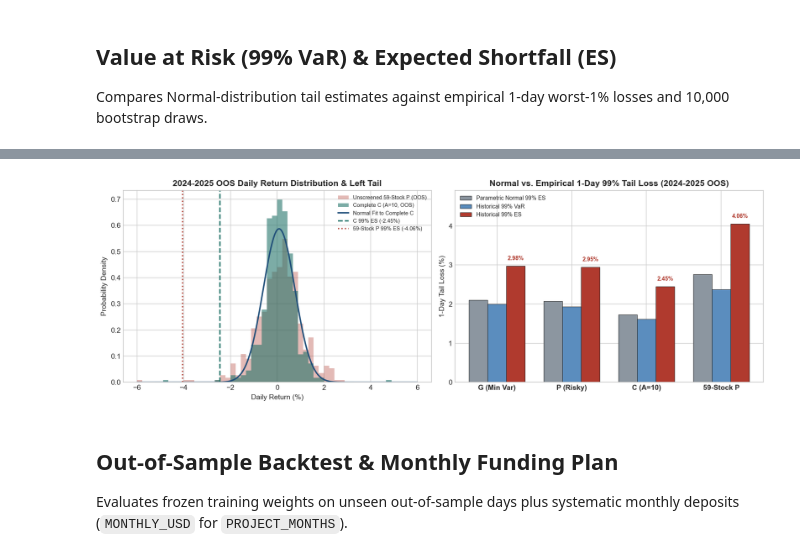
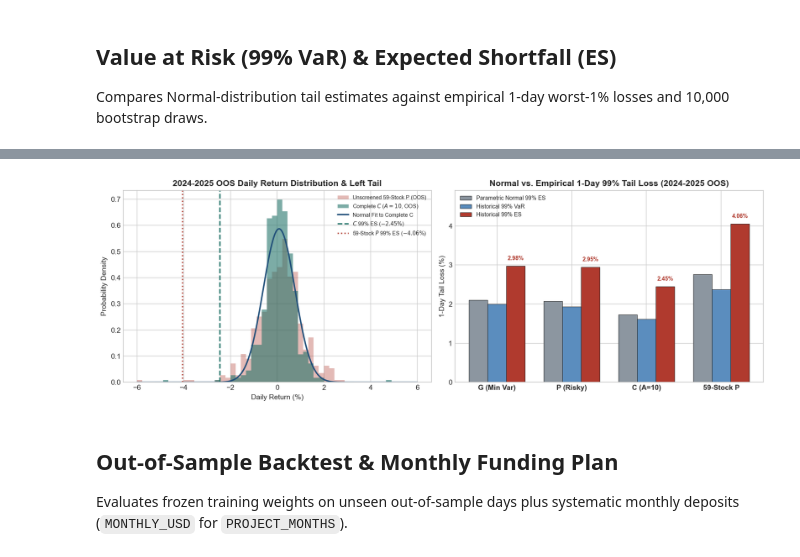
Before and after one commit to faglyramschie7/Markowitz-Efficient-Portfolio, a Jupyter notebook: risk_and_backtest/tail_risk_and_oos_backtest.ipynb, the cells around one changed output, grey strips where cells are left out. Drawn from its saved outputs; the diff is of its cells as text; code cells hidden in the pictures.

```diff
--- a/risk_and_backtest/tail_risk_and_oos_backtest.ipynb
+++ b/risk_and_backtest/tail_risk_and_oos_backtest.ipynb
@@ -238,34 +238,34 @@ display(tail_df)  # Display formatted summary table
 # %%
 # 3. Draw OOS return histogram and 99% tail loss comparison bars (Paper Fig. 7 style)
 rC_oos_arr = y_star * (test_sel.to_numpy() @ wP_s) + (1.0 - y_star) * (rf / N)
 rU_oos_arr = all_test.to_numpy() @ wP_u
 fig, axes = plt.subplots(1, 2, figsize=(13.2, 4.6))
 fig.patch.set_facecolor('#FFFFFF')
 bins = np.linspace(-0.06, 0.06, 55)
 axes[0].hist(rU_oos_arr * 100, bins=bins * 100, density=True, alpha=0.35, color=COL_CRIMSON, label=f'Unscreened {n_raw}-Stock P (OOS)')
-axes[0].hist(rC_oos_arr * 100, bins=bins * 100, density=True, alpha=0.58, color=COL_TEAL, label=f'Complete C (A={A:g}, OOS)')
+axes[0].hist(rC_oos_arr * 100, bins=bins * 100, density=True, alpha=0.58, color=COL_TEAL, label=rf'Complete $C$ ($A={A:g}$, OOS)')
 xg = np.linspace(-6, 6, 300)
 axes[0].plot(xg, norm.pdf(xg, rC_oos_arr.mean() * 100, rC_oos_arr.std(ddof=1) * 100), color=COL_NAVY, lw=2.0, label='Normal Fit to Complete C')
 c_es_val = float(tail_df[(tail_df['Period'] == oos_lbl) & (tail_df['Portfolio'] == f'{k}-Stock C (A={A:g})')]['Historical 99% ES'].iloc[0]) * 100
 u_es_val = float(tail_df[(tail_df['Period'] == oos_lbl) & (tail_df['Portfolio'] == f'{n_raw}-Stock Unscreened P')]['Historical 99% ES'].iloc[0]) * 100
-axes[0].axvline(-c_es_val, color=COL_TEAL, linestyle='--', lw=1.8, label=f'C 99% ES (-{c_es_val:.2f}%)')
-axes[0].axvline(-u_es_val, color=COL_CRIMSON, linestyle=':', lw=1.8, label=f'{n_raw}-Stock P 99% ES (-{u_es_val:.2f}%)')
+axes[0].axvline(-c_es_val, color=COL_TEAL, linestyle='--', lw=1.8, label=rf'$C$ 99% ES ($-{c_es_val:.2f}\%$)')
+axes[0].axvline(-u_es_val, color=COL_CRIMSON, linestyle=':', lw=1.8, label=rf'{n_raw}-Stock $P$ 99% ES ($-{u_es_val:.2f}\%$)')
 axes[0].set(xlabel='Daily Return (%)', ylabel='Probability Density', title=f'{oos_lbl} Daily Return Distribution & Left Tail')
 axes[0].legend(fontsize=7.5, loc='upper right')
 
 oos_sub = tail_df[tail_df['Period'] == oos_lbl]
 xt = np.arange(len(oos_sub)); bw = 0.25
 axes[1].bar(xt - bw, oos_sub['Normal 99% ES'] * 100, width=bw, color=COL_SLATE, edgecolor='#222222', linewidth=0.6, label='Parametric Normal 99% ES')
 axes[1].bar(xt, oos_sub['Historical 99% VaR'] * 100, width=bw, color=COL_STEEL, edgecolor='#222222', linewidth=0.6, label='Historical 99% VaR')
 axes[1].bar(xt + bw, oos_sub['Historical 99% ES'] * 100, width=bw, color=COL_CRIMSON, edgecolor='#222222', linewidth=0.6, label='Historical 99% ES')
 for idx_bar, val in enumerate(oos_sub['Historical 99% ES'] * 100):
     axes[1].text(idx_bar + bw, val + 0.12, f'{val:.2f}%', ha='center', va='bottom', fontsize=8, fontweight='bold', color=COL_CRIMSON)
 axes[1].set_xticks(xt, ['G (Min Var)', 'P (Risky)', f'C (A={A:g})', f'{n_raw}-Stock P'], fontweight='bold')
 axes[1].set(ylim=(0, max(4.9, float(oos_sub['Historical 99% ES'].max() * 100) + 0.85)), ylabel='1-Day Tail Loss (%)', title=f'Normal vs. Empirical 1-Day 99% Tail Loss ({oos_lbl})')
 axes[1].legend(fontsize=8, loc='upper left')
 plt.tight_layout(); plt.show()
 # %% [output]
-[figure, old version]
+[figure, new version]
 # %% [markdown]
 ## Out-of-Sample Backtest & Monthly Funding Plan
 
```
Also changed, not shown: parts of 1 cell of this notebook, 2 other files.
